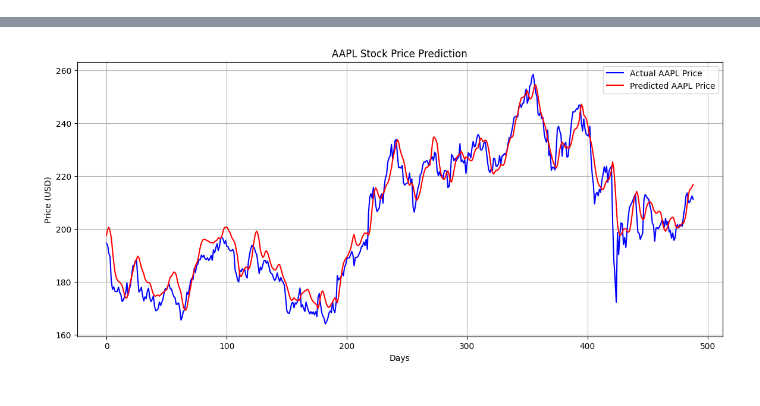
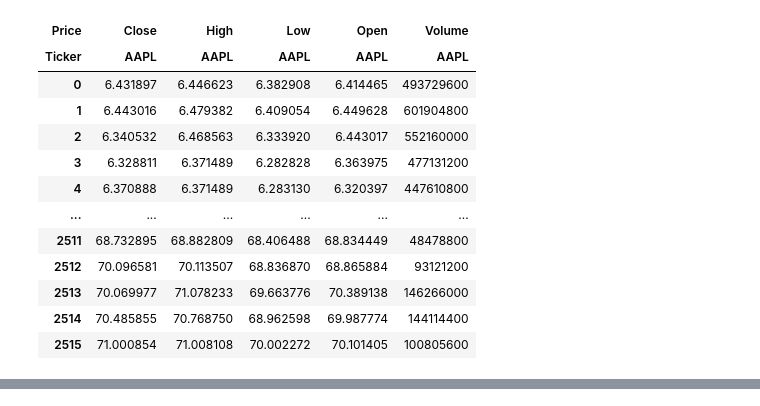
Before and after one commit to NAYAMATVISION/elevatelabs_project, a Jupyter notebook: stockprediction/stockpred.ipynb, the cells around one changed output, grey strips where cells are left out. Drawn from its saved outputs; the diff is of its cells as text; code cells hidden in the pictures.

```diff
--- a/stockprediction/stockpred.ipynb
+++ b/stockprediction/stockpred.ipynb
@@ -232,24 +63,16 @@ Epoch 70/70
 # %%
-# Predict using the trained model
-
-predicted_prices = model.predict(X_test)
-
-# Ensure both arrays are 2D and have the same number of rows
-predicted_full = np.hstack((predicted_prices, np.zeros((predicted_prices.shape[0], 1))))
-actual_full = np.hstack((y_test.reshape(-1, 1), np.zeros((y_test.shape[0], 1))))
-
-# Invert scaling
-predicted_prices_actual = scaler.inverse_transform(predicted_full)[:, 0]  # only take 'Close'
-actual_prices_actual = scaler.inverse_transform(actual_full)[:, 0]
-
-# Plot actual vs predicted
-plt.figure(figsize=(14, 6))
-plt.plot(actual_prices_actual, color='blue', label='Actual AAPL Price')
-plt.plot(predicted_prices_actual, color='red', label='Predicted AAPL Price')
-plt.title('AAPL Stock Price Prediction')
-plt.xlabel('Days')
-plt.ylabel('Price (USD)')
-plt.legend()
-plt.grid(True)
-plt.show()
+data
 # %% [output]
+| Price | Close | High | Low | Open | Volume |
+| Ticker | AAPL | AAPL | AAPL | AAPL | AAPL |
+| 0 | 6.431897 | 6.446623 | 6.382908 | 6.414465 | 493729600 |
+| 1 | 6.443016 | 6.479382 | 6.409054 | 6.449628 | 601904800 |
+| 2 | 6.340532 | 6.468563 | 6.333920 | 6.443017 | 552160000 |
+| 3 | 6.328811 | 6.371489 | 6.282828 | 6.363975 | 477131200 |
+| 4 | 6.370888 | 6.371489 | 6.283130 | 6.320397 | 447610800 |
+| ... | ... | ... | ... | ... | ... |
+| 2511 | 68.732895 | 68.882809 | 68.406488 | 68.834449 | 48478800 |
+| 2512 | 70.096581 | 70.113507 | 68.836870 | 68.865884 | 93121200 |
+| 2513 | 70.069977 | 71.078233 | 69.663776 | 70.389138 | 146266000 |
+| 2514 | 70.485855 | 70.768750 | 68.962598 | 69.987774 | 144114400 |
+| 2515 | 71.000854 | 71.008108 | 70.002272 | 70.101405 | 100805600 |
@@ -257,2 +80 @@ plt.show()
-[figure, removed]
 # %%
```
Also changed, not shown: parts of 40 cells of this notebook, 4 other files.
